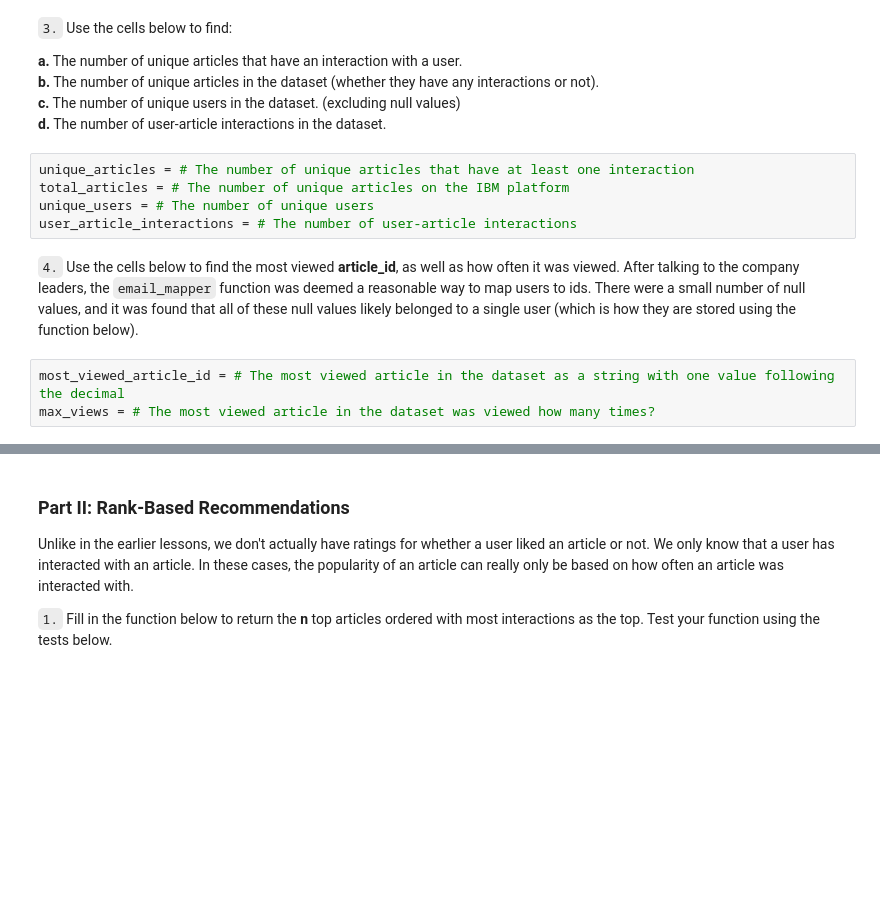
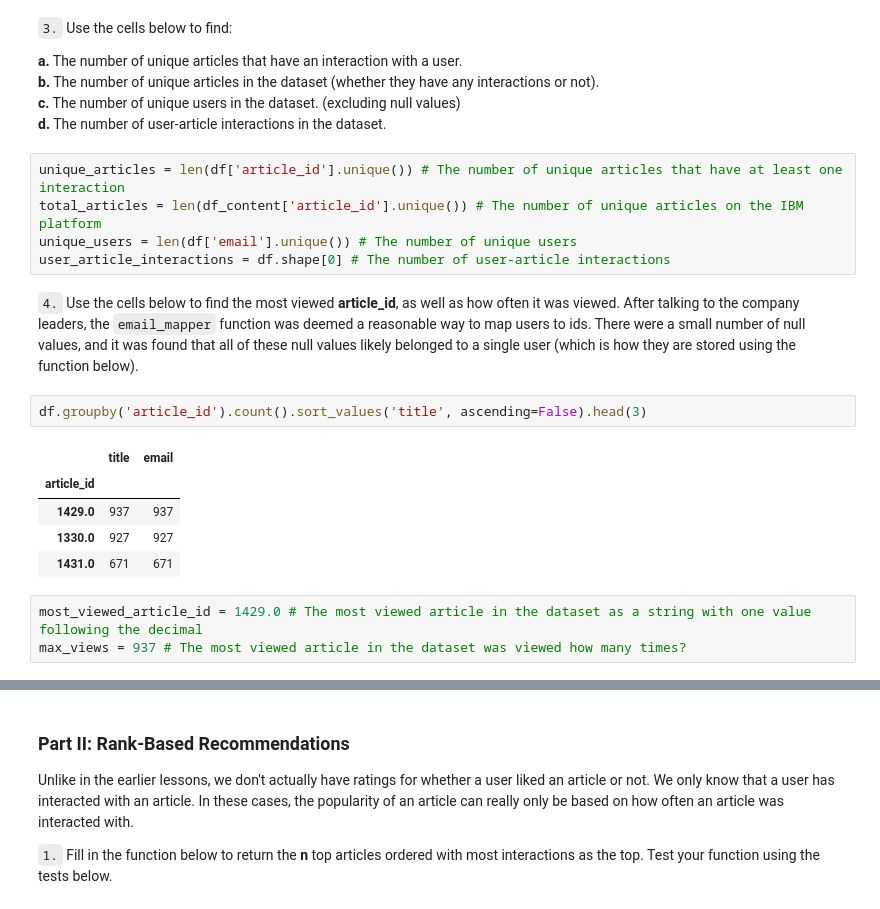
Before and after one commit to huli/dsnd, a Jupyter notebook: recommendations-with-ibm/Recommendations_with_IBM.ipynb, the cells around one changed output, grey strips where cells are left out. Drawn from its saved outputs; the diff is of its cells as text; blank space fills up the shorter version.

```diff
--- a/recommendations-with-ibm/Recommendations_with_IBM.ipynb
+++ b/recommendations-with-ibm/Recommendations_with_IBM.ipynb
@@ -114,15 +147,23 @@ max_views_by_user = # The maximum number of user-article interactions by any 1 u
 **c.** The number of unique users in the dataset. (excluding null values) <br>
 **d.** The number of user-article interactions in the dataset.
 # %%
-unique_articles = # The number of unique articles that have at least one interaction
-total_articles = # The number of unique articles on the IBM platform
-unique_users = # The number of unique users
-user_article_interactions = # The number of user-article interactions
+unique_articles = len(df['article_id'].unique()) # The number of unique articles that have at least one interaction
+total_articles = len(df_content['article_id'].unique()) # The number of unique articles on the IBM platform
+unique_users = len(df['email'].unique()) # The number of unique users
+user_article_interactions = df.shape[0] # The number of user-article interactions
 # %% [markdown]
 `4.` Use the cells below to find the most viewed **article_id**, as well as how often it was viewed.  After talking to the company leaders, the `email_mapper` function was deemed a reasonable way to map users to ids.  There were a small number of null values, and it was found that all of these null values likely belonged to a single user (which is how they are stored using the function below).
+# %%
+df.groupby('article_id').count().sort_values('title', ascending=False).head(3)
+# %% [output]
+|  | title | email |
+| article_id |  |  |
+| 1429.0 | 937 | 937 |
+| 1330.0 | 927 | 927 |
+| 1431.0 | 671 | 671 |
 # %%
-most_viewed_article_id = # The most viewed article in the dataset as a string with one value following the decimal
-max_views = # The most viewed article in the dataset was viewed how many times?
+most_viewed_article_id = 1429.0 # The most viewed article in the dataset as a string with one value following the decimal
+max_views = 937 # The most viewed article in the dataset was viewed how many times?
 # %%
 ## No need to change the code here - this will be helpful for later parts of the notebook
 # Run this cell to map the user email to a user_id column and remove the email column
```
Also changed, not shown: parts of 11 cells of this notebook.
